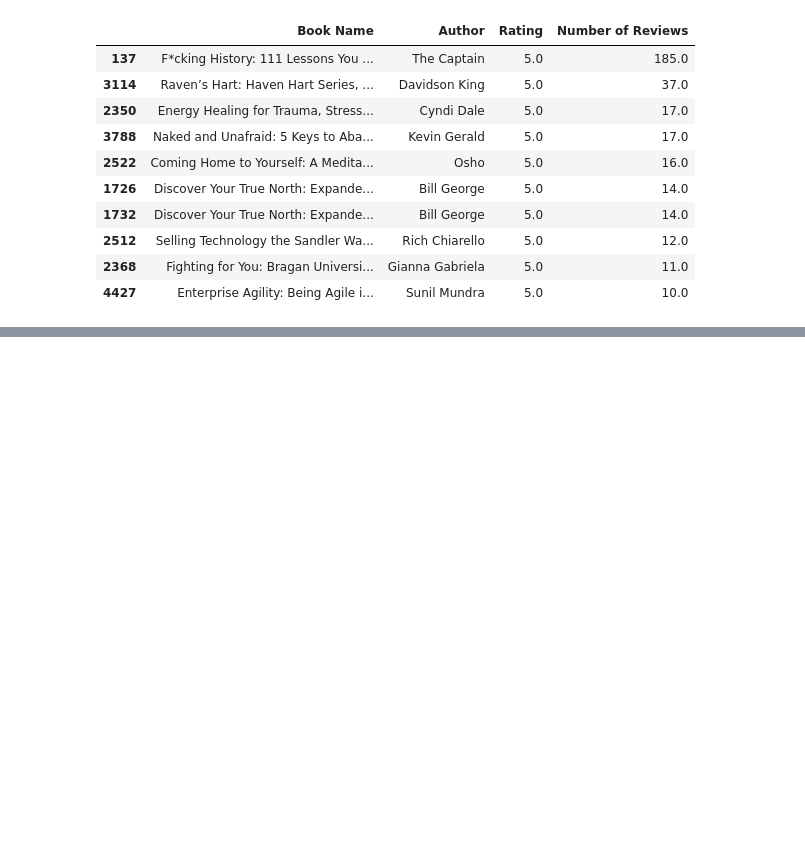
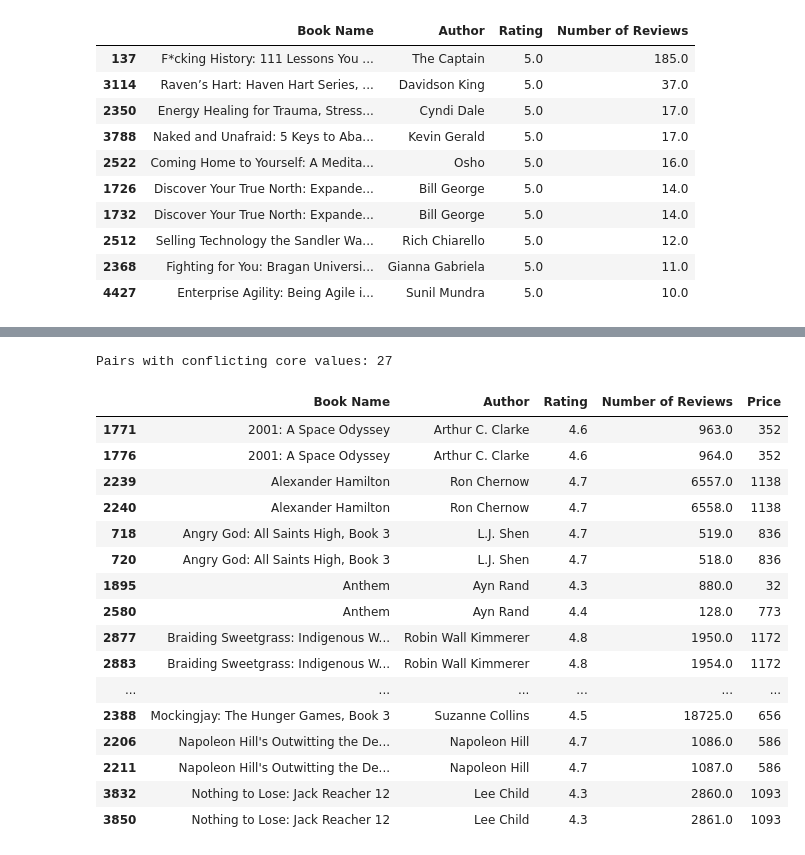
Before and after one commit to rao274563-cpu/Audible-Insights, a Jupyter notebook: notebooks/02_advanced_data_inspection.ipynb, the cells around one changed output, grey strips where cells are left out. Drawn from its saved outputs; the diff is of its cells as text; code cells hidden in the pictures; blank space fills up the shorter version.

```diff
--- a/notebooks/02_advanced_data_inspection.ipynb
+++ b/notebooks/02_advanced_data_inspection.ipynb
@@ -308,0 +633,36 @@ df.sort_values(
+# %%
+core_columns = ["Rating", "Number of Reviews", "Price"]
+
+varying_core = df_advance.groupby(
+    ["Book Name", "Author"]
+).filter(
+    lambda group: any(group[col].nunique() > 1 for col in core_columns)
+)
+
+print("Pairs with conflicting core values:",
+      varying_core.groupby(["Book Name", "Author"]).ngroups)
+
+display(
+    varying_core.sort_values(["Book Name", "Author"])[
+        ["Book Name", "Author", "Rating", "Number of Reviews", "Price"]
+    ].head(20)
+)
+# %% [output]
+Pairs with conflicting core values: 27
+|  | Book Name | Author | Rating | Number of Reviews | Price |
+| 1771 | 2001: A Space Odyssey | Arthur C. Clarke | 4.6 | 963.0 | 352 |
+| 1776 | 2001: A Space Odyssey | Arthur C. Clarke | 4.6 | 964.0 | 352 |
+| 2239 | Alexander Hamilton | Ron Chernow | 4.7 | 6557.0 | 1138 |
+| 2240 | Alexander Hamilton | Ron Chernow | 4.7 | 6558.0 | 1138 |
+| 718 | Angry God: All Saints High, Book 3 | L.J. Shen | 4.7 | 519.0 | 836 |
+| 720 | Angry God: All Saints High, Book 3 | L.J. Shen | 4.7 | 518.0 | 836 |
+| 1895 | Anthem | Ayn Rand | 4.3 | 880.0 | 32 |
+| 2580 | Anthem | Ayn Rand | 4.4 | 128.0 | 773 |
+| 2877 | Braiding Sweetgrass: Indigenous W... | Robin Wall Kimmerer | 4.8 | 1950.0 | 1172 |
+| 2883 | Braiding Sweetgrass: Indigenous W... | Robin Wall Kimmerer | 4.8 | 1954.0 | 1172 |
+| ... | ... | ... | ... | ... | ... |
+| 2388 | Mockingjay: The Hunger Games, Book 3 | Suzanne Collins | 4.5 | 18725.0 | 656 |
+| 2206 | Napoleon Hill's Outwitting the De... | Napoleon Hill | 4.7 | 1086.0 | 586 |
+| 2211 | Napoleon Hill's Outwitting the De... | Napoleon Hill | 4.7 | 1087.0 | 586 |
+| 3832 | Nothing to Lose: Jack Reacher 12 | Lee Child | 4.3 | 2860.0 | 1093 |
+| 3850 | Nothing to Lose: Jack Reacher 12 | Lee Child | 4.3 | 2861.0 | 1093 |
```
Also changed, not shown: parts of 47 cells of this notebook.
